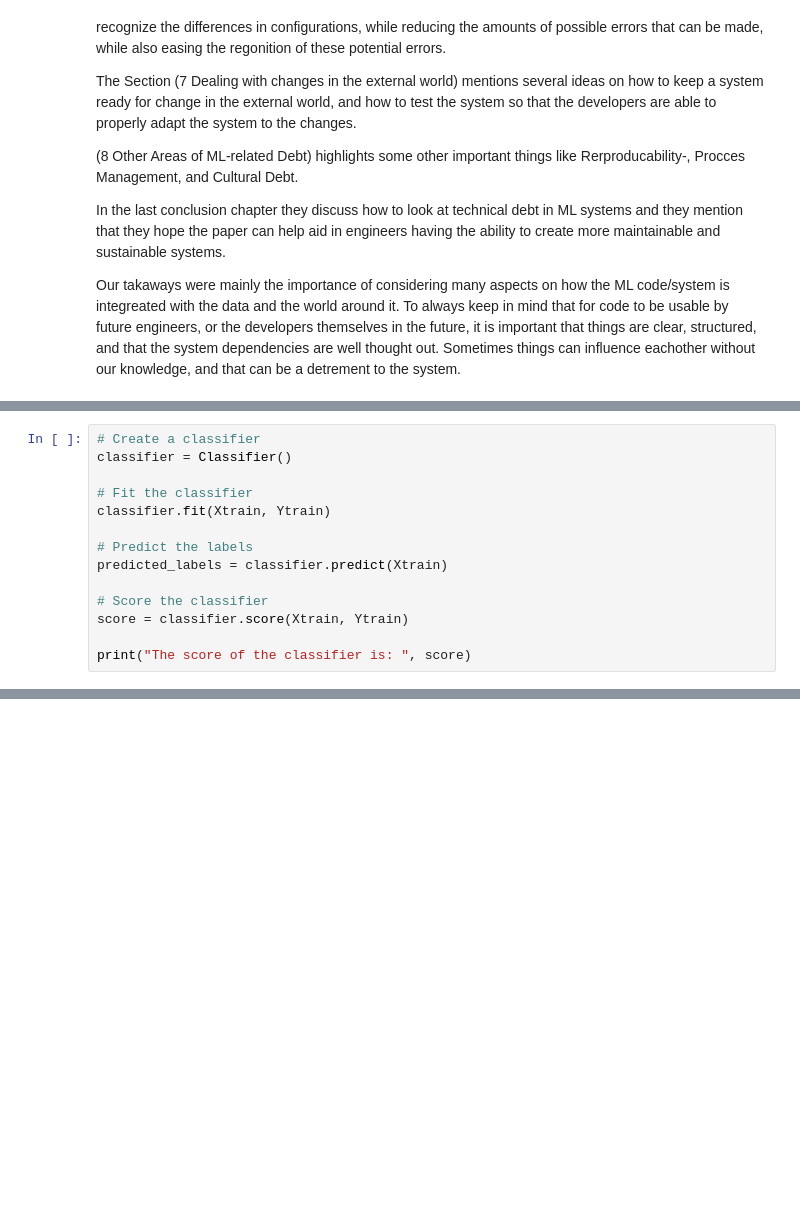
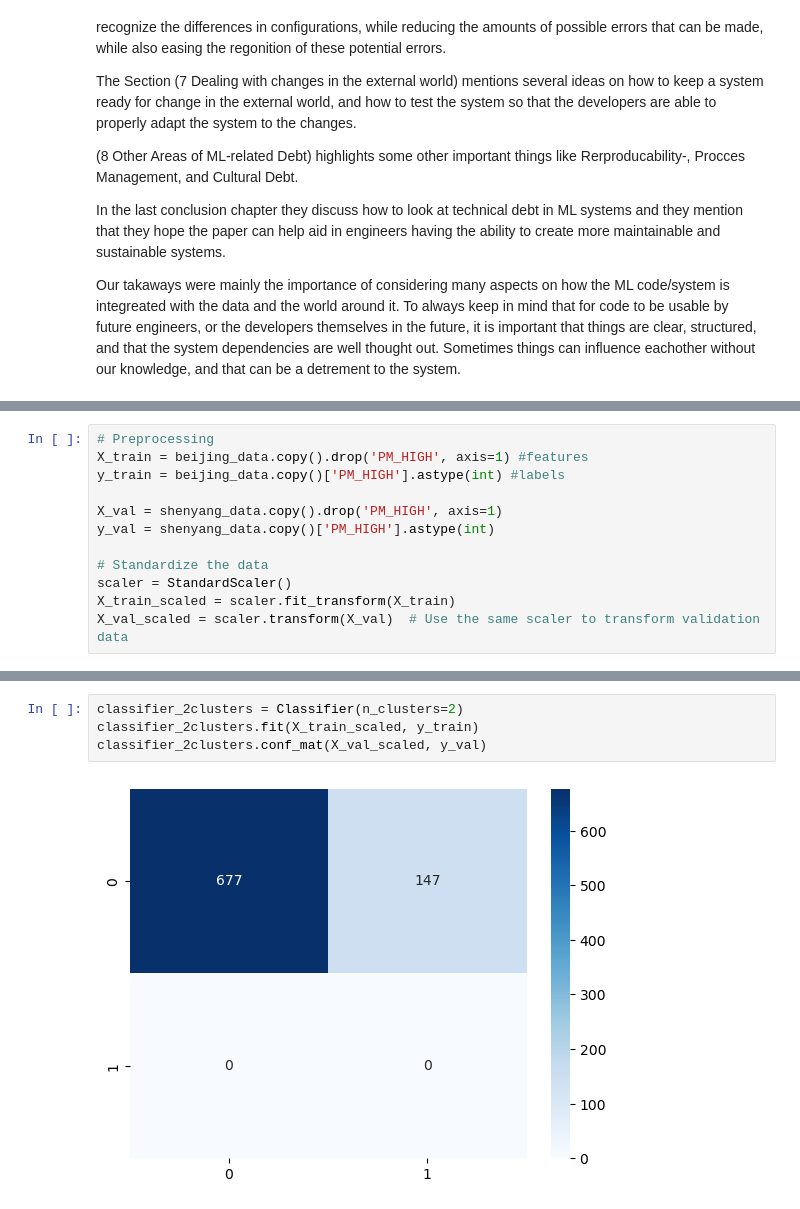
Before and after one commit to ninjasnigel/AI-Design, a Jupyter notebook: ass3/classifier.ipynb, the cells around one changed output, grey strips where cells are left out. Drawn from its saved outputs; the diff is of its cells as text; blank space fills up the shorter version.

```diff
--- a/ass3/classifier.ipynb
+++ b/ass3/classifier.ipynb
@@ -98,14 +70,0 @@ class Classifier:
-# %%
-# Create a classifier
-classifier = Classifier()
-
-# Fit the classifier
-classifier.fit(Xtrain, Ytrain)
-
-# Predict the labels
-predicted_labels = classifier.predict(Xtrain)
-
-# Score the classifier
-score = classifier.score(Xtrain, Ytrain)
-
-print("The score of the classifier is: ", score)
@@ -153,0 +71,12 @@ Accuracy: 0.0650887573964497
+# %%
+# Preprocessing
+X_train = beijing_data.copy().drop('PM_HIGH', axis=1) #features
+y_train = beijing_data.copy()['PM_HIGH'].astype(int) #labels
+
+X_val = shenyang_data.copy().drop('PM_HIGH', axis=1)
+y_val = shenyang_data.copy()['PM_HIGH'].astype(int)
+
+# Standardize the data
+scaler = StandardScaler()
+X_train_scaled = scaler.fit_transform(X_train)
+X_val_scaled = scaler.transform(X_val)  # Use the same scaler to transform validation data
@@ -153,0 +142,6 @@ Accuracy: 0.0650887573964497
+# %%
+classifier_2clusters = Classifier(n_clusters=2)
+classifier_2clusters.fit(X_train_scaled, y_train)
+classifier_2clusters.conf_mat(X_val_scaled, y_val)
+# %% [output]
+[figure, added]
```
Also changed, not shown: parts of 16 cells of this notebook, 1 other file.
